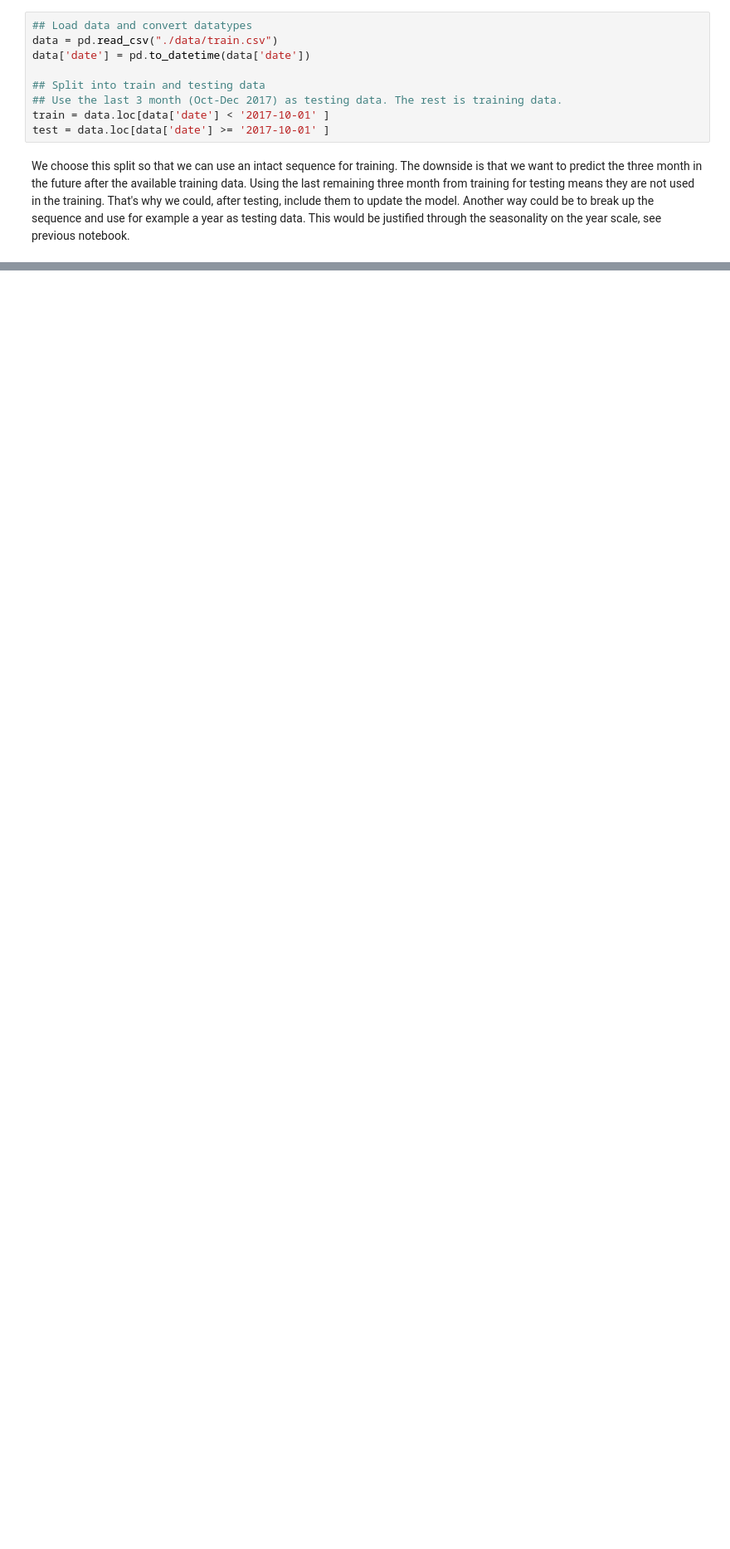
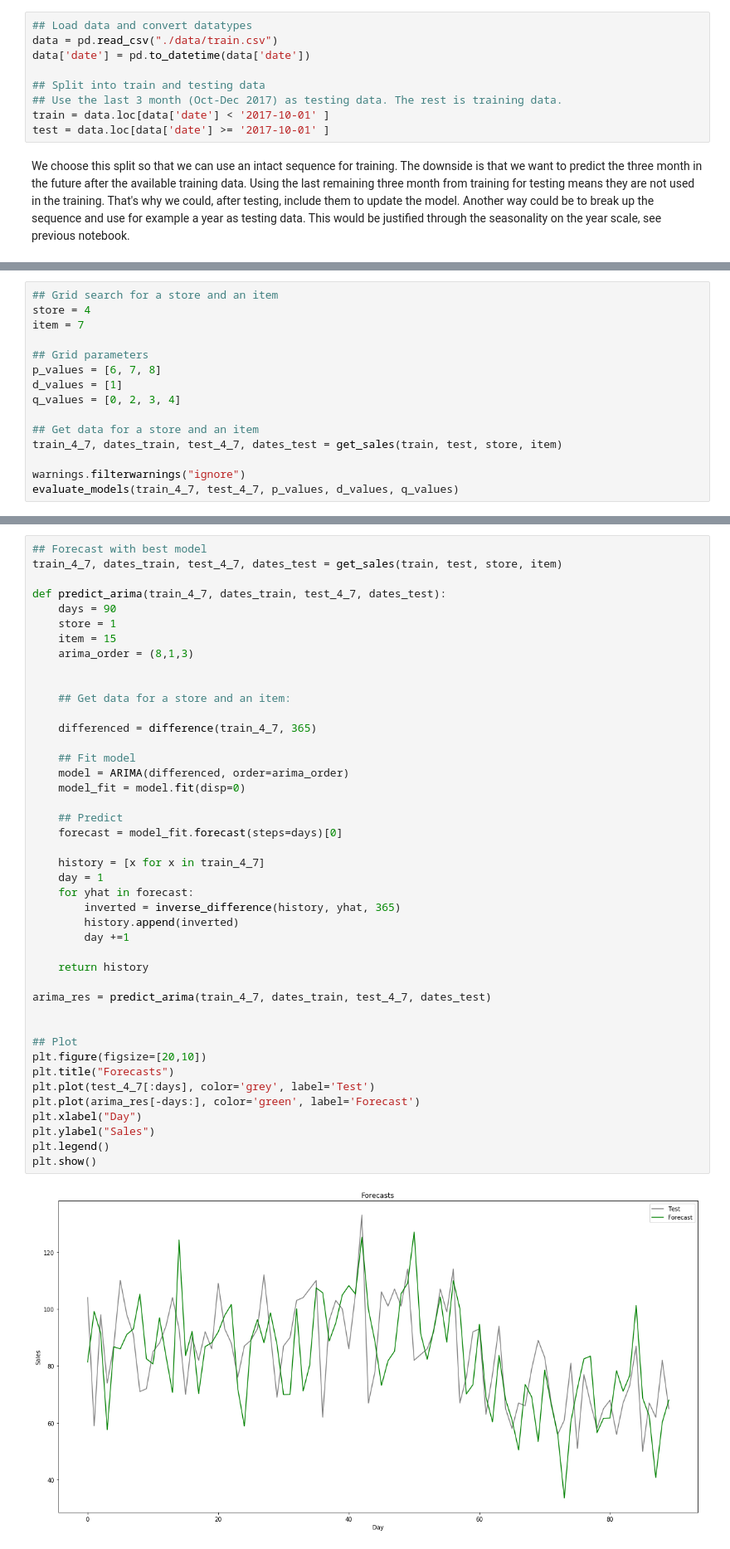
Before and after one commit to Dave-K1/Store_Item_Demand_Forcasting, a Jupyter notebook: 02_Statistical_Models.ipynb, the cells around one changed output, grey strips where cells are left out. Shown at 83% size. Saved outputs shown, nothing was run; the diff lists cells and outputs as text; blank space fills up the shorter version.

```diff
--- a/02_Statistical_Models.ipynb
+++ b/02_Statistical_Models.ipynb
@@ -210,0 +265,15 @@ Try: Long memory time series
+# %%
+## Grid search for a store and an item
+store = 4
+item = 7
+
+## Grid parameters
+p_values = [6, 7, 8]
+d_values = [1]
+q_values = [0, 2, 3, 4]
+
+## Get data for a store and an item
+train_4_7, dates_train, test_4_7, dates_test = get_sales(train, test, store, item)
+
+warnings.filterwarnings("ignore")
+evaluate_models(train_4_7, test_4_7, p_values, d_values, q_values)
@@ -210,0 +286,45 @@ Try: Long memory time series
+# %%
+## Forecast with best model
+train_4_7, dates_train, test_4_7, dates_test = get_sales(train, test, store, item)
+
+def predict_arima(train_4_7, dates_train, test_4_7, dates_test):
+    days = 90
+    store = 1
+    item = 15
+    arima_order = (8,1,3)
+
+
+    ## Get data for a store and an item:
+
+    differenced = difference(train_4_7, 365)
+
+    ## Fit model
+    model = ARIMA(differenced, order=arima_order)
+    model_fit = model.fit(disp=0)
+
+    ## Predict
+    forecast = model_fit.forecast(steps=days)[0]
+
+    history = [x for x in train_4_7]
+    day = 1
+    for yhat in forecast:
+        inverted = inverse_difference(history, yhat, 365)
+        history.append(inverted)
+        day +=1
+
+    return history
+
+arima_res = predict_arima(train_4_7, dates_train, test_4_7, dates_test)
+
+
+## Plot
+plt.figure(figsize=[20,10])
+plt.title("Forecasts")
+plt.plot(test_4_7[:days], color='grey', label='Test')
+plt.plot(arima_res[-days:], color='green', label='Forecast')
+plt.xlabel("Day")
+plt.ylabel("Sales")
+plt.legend()
+plt.show()
+# %% [output]
+[figure, added]
```
Also changed, not shown: parts of 39 cells of this notebook.
